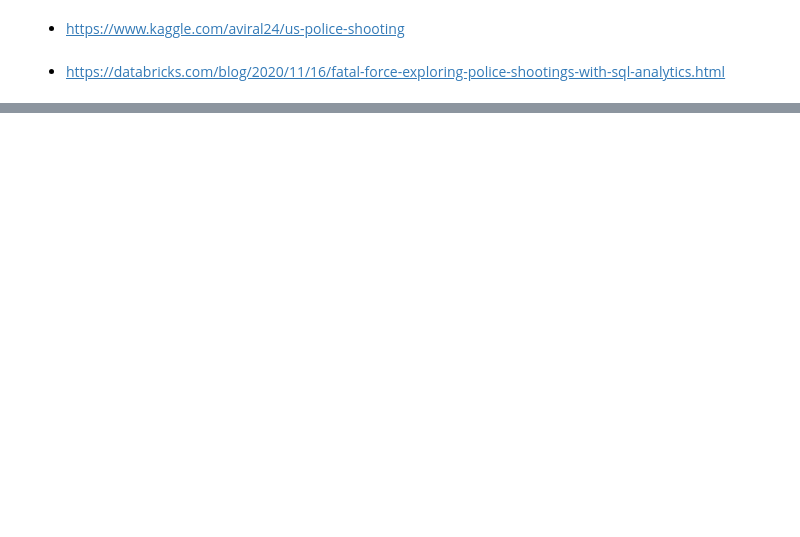
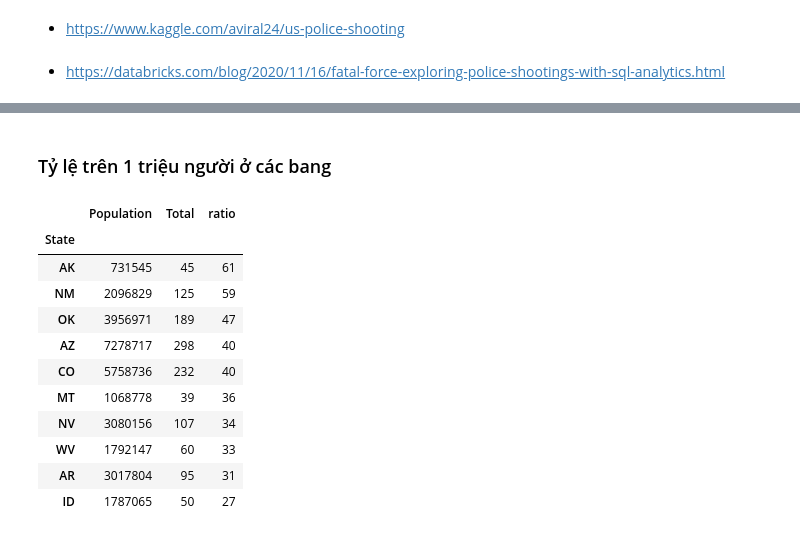
Before and after one commit to trucnguyen13/Final_DS_Project, a Jupyter notebook: main.ipynb, the cells around one changed output, grey strips where cells are left out. Drawn from its saved outputs; the diff is of its cells as text; code cells hidden in the pictures; blank space fills up the shorter version.

```diff
--- a/main.ipynb
+++ b/main.ipynb
@@ -217,0 +228,6 @@ s.plot.bar(xlabel='race', ylabel= 'Person killed per million')
+# %%
+#https://www.ers.usda.gov/data-products/county-level-data-sets/download-data/
+f = pd.read_excel("state.xls",skiprows = 2, index_col = 'State')
+d = f[f.FIPStxt % 1000 == 0].POP_ESTIMATE_2019.drop(labels = ['US','PR']).to_frame()
+d = d.reset_index().rename(columns={'POP_ESTIMATE_2019': 'Population'})
+d.head(10)
@@ -217,0 +248,5 @@ s.plot.bar(xlabel='race', ylabel= 'Person killed per million')
+# %%
+b = mvt_df.state.value_counts()
+b = b.to_frame().reset_index()
+b = b.rename(columns={'state': 'Total', 'index': 'State'})
+b.head(10)
@@ -217,0 +265,20 @@ s.plot.bar(xlabel='race', ylabel= 'Person killed per million')
+# %% [markdown]
+### Tỷ lệ trên 1 triệu người ở các bang
+# %%
+ff = d.merge(b).set_index('State')
+ff['ratio'] = (ff.Total / ff.Population * 1000000).astype('int')
+ff = ff.sort_values(by='ratio', ascending=False)
+ff.head(10)
+# %% [output]
+|  | Population | Total | ratio |
+| State |  |  |  |
+| AK | 731545 | 45 | 61 |
+| NM | 2096829 | 125 | 59 |
+| OK | 3956971 | 189 | 47 |
+| AZ | 7278717 | 298 | 40 |
+| CO | 5758736 | 232 | 40 |
+| MT | 1068778 | 39 | 36 |
+| NV | 3080156 | 107 | 34 |
+| WV | 1792147 | 60 | 33 |
+| AR | 3017804 | 95 | 31 |
+| ID | 1787065 | 50 | 27 |
```
Also changed, not shown: parts of 10 cells of this notebook.
